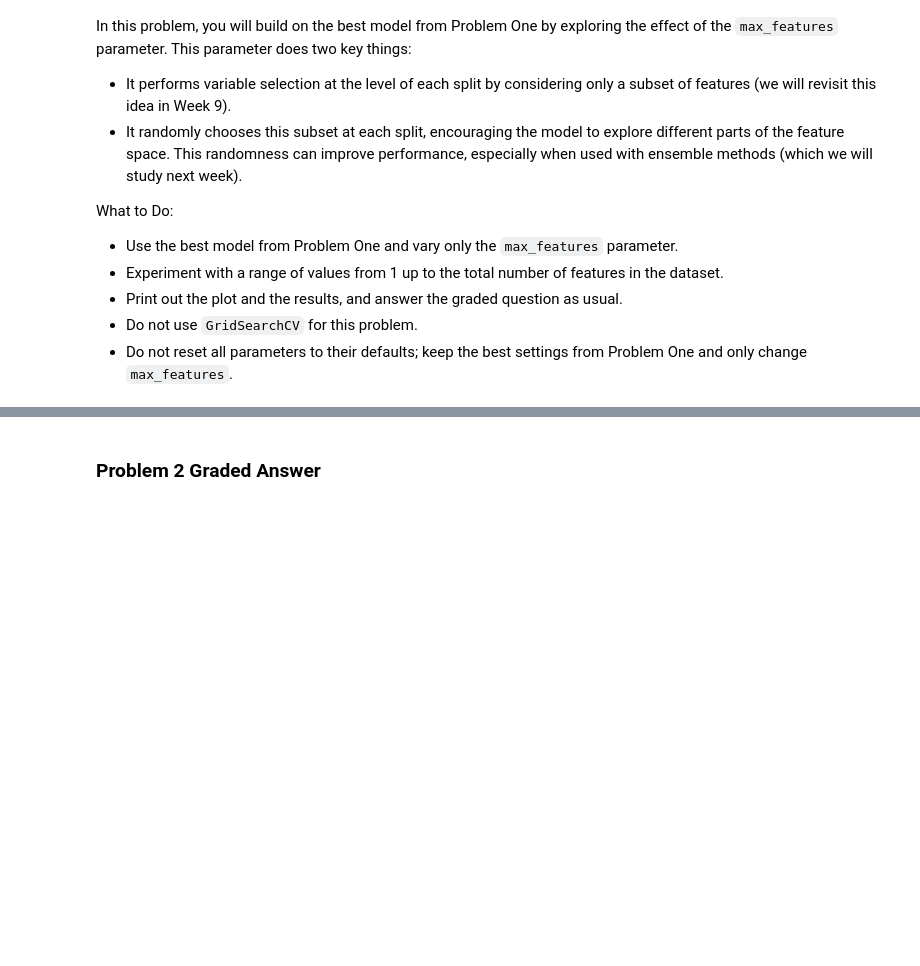
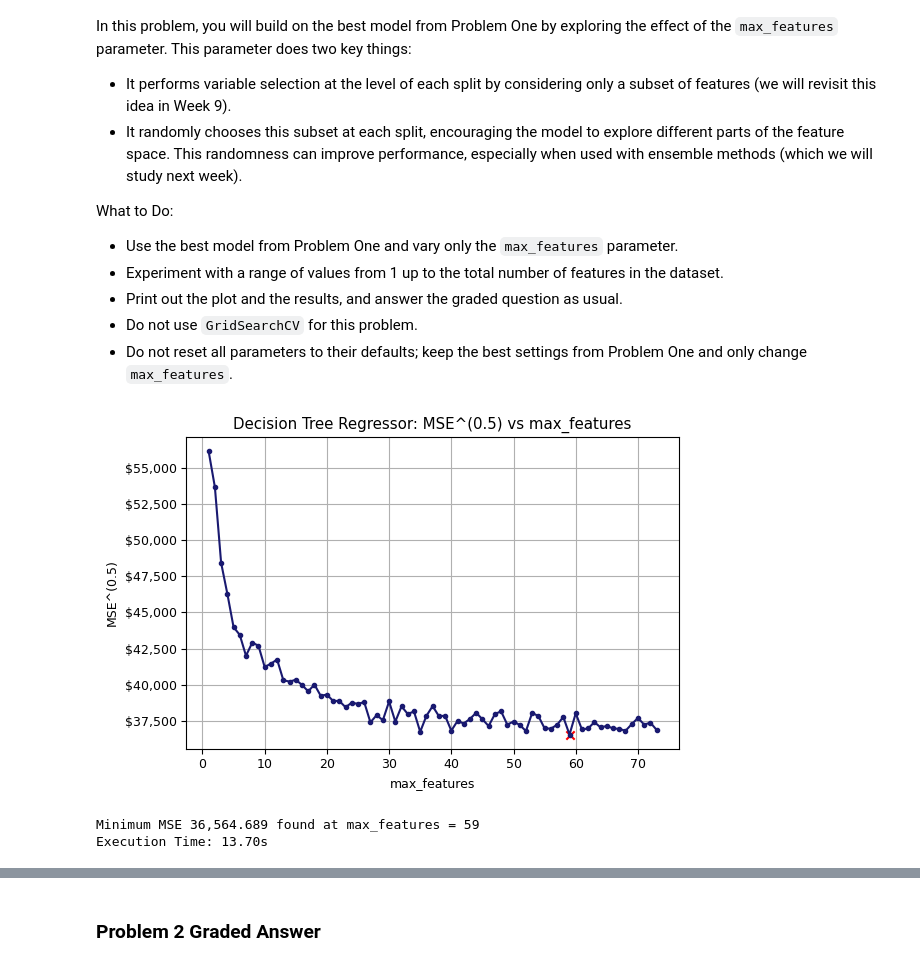
Before and after one commit to ArunR-DSML/Module-3-Assignments, a Jupyter notebook: Homework_06.ipynb, the cells around one changed output, grey strips where cells are left out. Cells and saved outputs as stored; diff of their text form; code cells hidden in the pictures; blank space fills up the shorter version.

```diff
--- a/Homework_06.ipynb
+++ b/Homework_06.ipynb
@@ -444,0 +601,8 @@ Before you start, please review the `GridSearchCV` documentation if you haven't
+# %%
+dict_1d_gridsearch = summarize('Grid Search',
+                    round(best_mse,3),
+                    max_depth         = best_params['max_depth'],
+                    max_leaf_nodes    = best_params['max_leaf_nodes'],
+                    execution_time    = execution_time
+                    )
+dict_1d_gridsearch
@@ -472,0 +661,61 @@ What to Do:
+# %%
+# Your code here
+
+# Record beginning time
+start           = time.time()
+
+exp_factor      = 0.5
+# folds           = 5
+
+max_depth       = dict_1d_gridsearch['max_depth']
+max_leaf_nodes  = dict_1d_gridsearch['max_leaf_nodes']
+param           = 'max_features'
+total_features  = X_train.shape[1]
+parameter_list  = list(range(1, total_features + 1))
+
+MSEs            = []
+
+for f in tqdm(parameter_list):
+    MSEs.append(run_decision_tree_regressor(X_train, y_train,
+                                            max_depth           = max_depth,
+                                            max_features        = f,
+                                            min_samples_split   = 2,
+                                            min_samples_leaf    = 1,
+                                            max_leaf_nodes      = max_leaf_nodes,
+                                            criterion           = 'squared_error',
+                                            ccp_alpha           = 0.0,
+                                            random_state        = 42,
+                                            # cv                  = folds,
+                                            n_jobs              = -1,
+                                            visualize           = False,
+                                            exp_factor          = exp_factor))
+
+
+min_MSE = min(MSEs) # Find the minimum value
+min_index = MSEs.index(min_MSE) # Find the index of the minimum value
+
+plt.figure(figsize=(6, 4))
+plt.title(f"Decision Tree Regressor: MSE^({exp_factor}) vs {param}")
+plt.plot(parameter_list, MSEs, marker='.', color='midnightblue')
+plt.scatter([parameter_list[min_index]], [min_MSE], marker='x', color='red')
+plt.xlabel(param)
+plt.ylabel(f"MSE^({exp_factor})")
+plt.gca().yaxis.set_major_formatter(mticker.FuncFormatter(dollar_format))
+
+plt.grid()
+plt.tight_layout()
+plt.show()
+
+if isinstance(parameter_list[min_index], int):
+    print(f"Minimum MSE {min_MSE:,.3f} found at {param} = {parameter_list[min_index]}")
+else:
+    print(f"Minimum MSE {min_MSE:,.3f} found at {param} = {parameter_list[min_index]}")
+
+# Record end time and execution time
+end            = time.time()
+execution_time = end - start
+print(f"Execution Time: {execution_time:.2f}s")
+# %% [output]
+[figure, added]
+Minimum MSE 36,564.689 found at max_features = 59
+Execution Time: 13.70s
```
Also changed, not shown: parts of 48 cells of this notebook.
